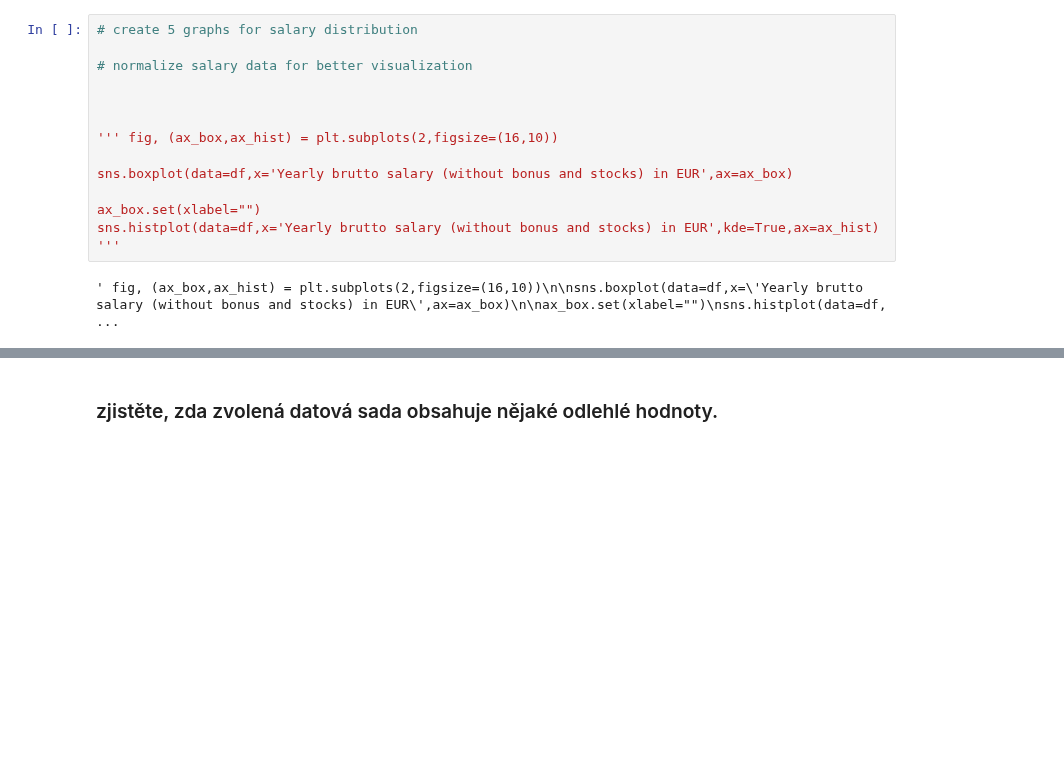
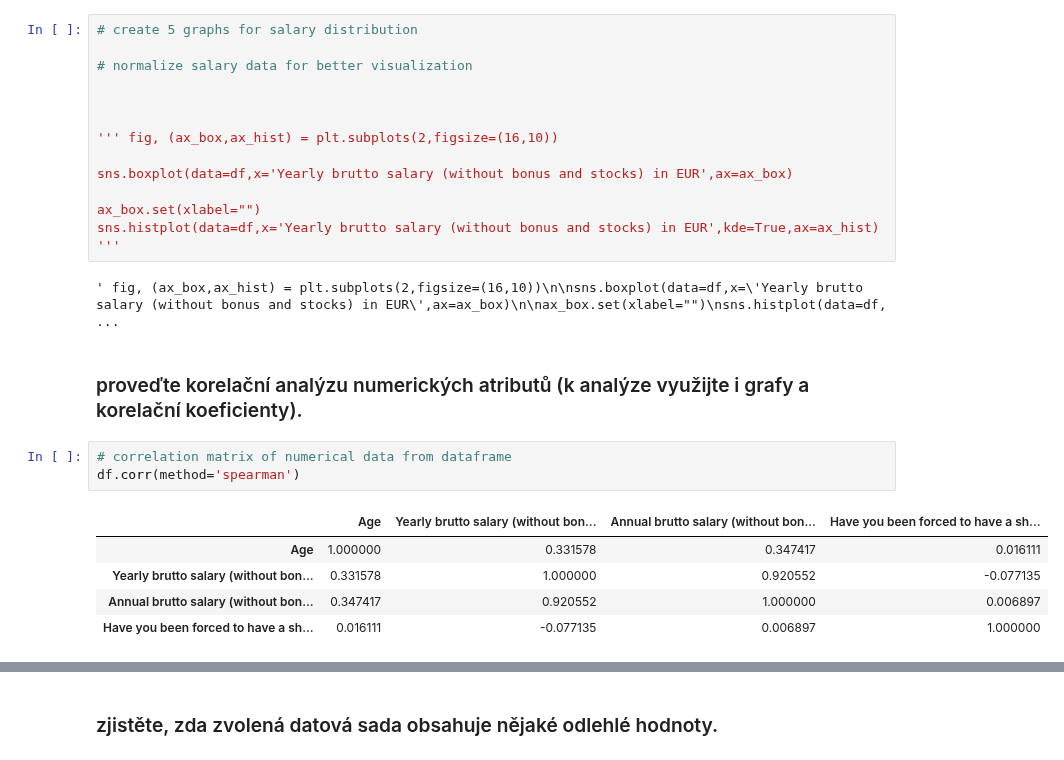
Before and after one commit to MatejMistik/upa-p2-data-analysis, a Jupyter notebook: main.ipynb, the cells around one changed output, grey strips where cells are left out. Saved outputs shown, nothing was run; the diff lists cells and outputs as text; blank space fills up the shorter version.

```diff
--- a/main.ipynb
+++ b/main.ipynb
@@ -314,3 +314,14 @@ ax_box.set(xlabel="")
 sns.histplot(data=df,x='Yearly brutto salary (without bonus and stocks) in EUR',kde=True,ax=ax_hist) '''
 # %% [output]
 ' fig, (ax_box,ax_hist) = plt.subplots(2,figsize=(16,10))\n\nsns.boxplot(data=df,x=\'Yearly brutto salary (without bonus and stocks) in EUR\',ax=ax_box)\n\nax_box.set(xlabel="")\nsns.histplot(data=df, ...
+# %% [markdown]
+### proveďte korelační analýzu numerických atributů (k analýze využijte i grafy a korelační koeficienty).
+# %%
+# correlation matrix of numerical data from dataframe
+df.corr(method='spearman')
+# %% [output]
+|  | Age | Yearly brutto salary (without bon... | Annual brutto salary (without bon... | Have you been forced to have a sh... |
+| Age | 1.000000 | 0.331578 | 0.347417 | 0.016111 |
+| Yearly brutto salary (without bon... | 0.331578 | 1.000000 | 0.920552 | -0.077135 |
+| Annual brutto salary (without bon... | 0.347417 | 0.920552 | 1.000000 | 0.006897 |
+| Have you been forced to have a sh... | 0.016111 | -0.077135 | 0.006897 | 1.000000 |
```
Also changed, not shown: parts of 12 cells of this notebook, 1 other file.
